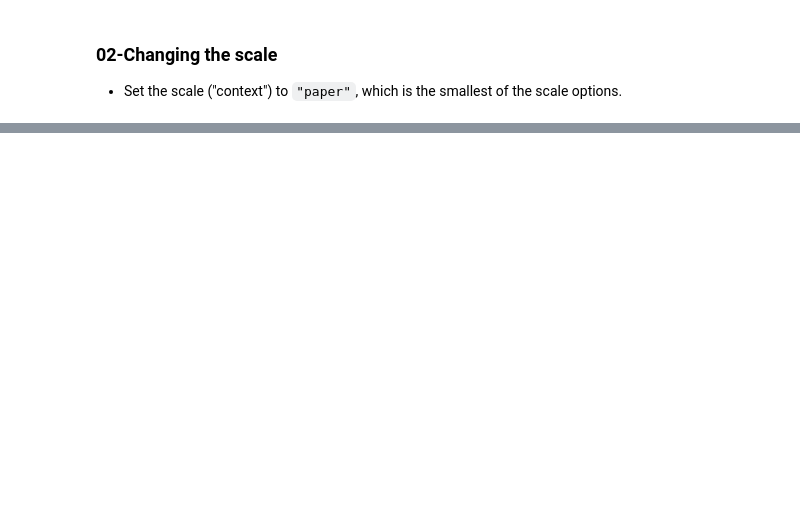
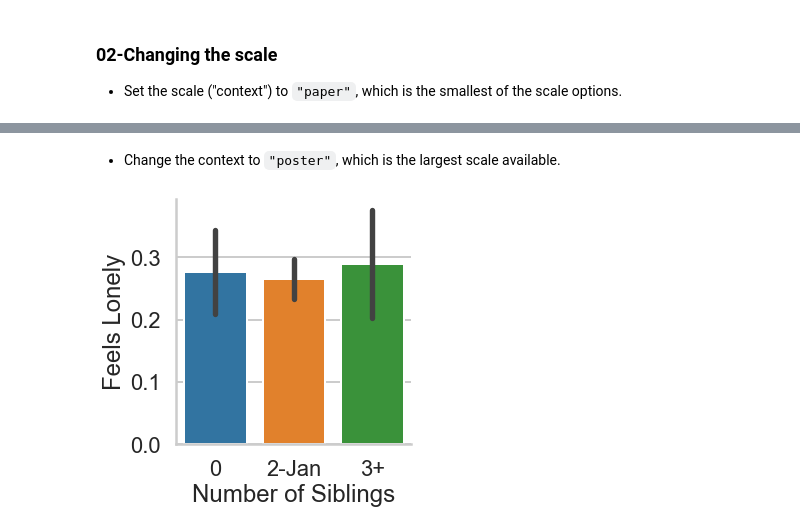
Before and after one commit to AI-MOO/DataCamp, a Jupyter notebook: Data_Scientist_with_Python/09-Introduction_to_Data_Visualization_with_Seaborn/04-Customizing_Seaborn_Plots.ipynb, the cells around one changed output, grey strips where cells are left out. Cells and saved outputs as stored; diff of their text form; code cells hidden in the pictures; blank space fills up the shorter version.

```diff
--- a/Data_Scientist_with_Python/09-Introduction_to_Data_Visualization_with_Seaborn/04-Customizing_Seaborn_Plots.ipynb
+++ b/Data_Scientist_with_Python/09-Introduction_to_Data_Visualization_with_Seaborn/04-Customizing_Seaborn_Plots.ipynb
@@ -89,0 +123,14 @@ plt.show()
+# %% [markdown]
+* Change the context to `"poster"`, which is the largest scale available.
+# %%
+# Change the context to "poster"
+sns.set_context("poster")
+
+# Create bar plot
+sns.catplot(x="Number of Siblings", y="Feels Lonely",
+            data=survey_data, kind="bar")
+
+# Show plot
+plt.show()
+# %% [output]
+[figure, added]
```
Also changed, not shown: parts of 33 cells of this notebook.
